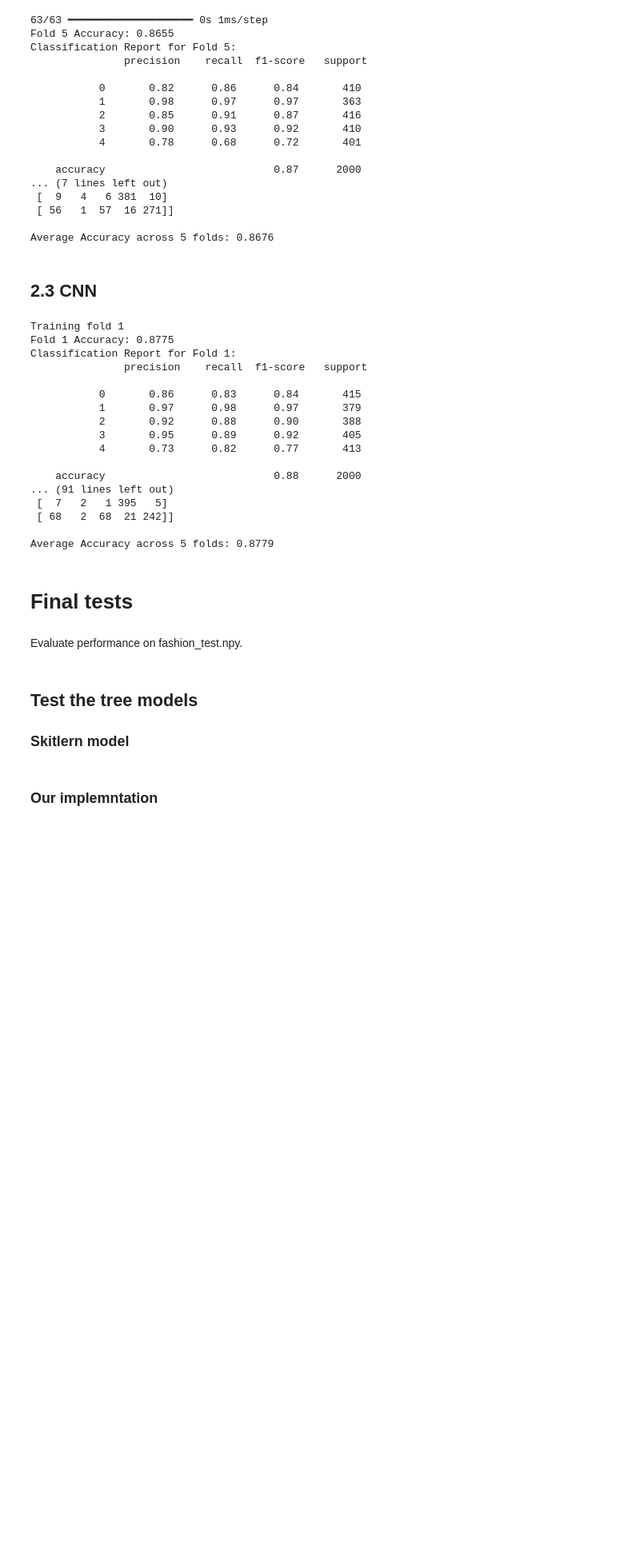
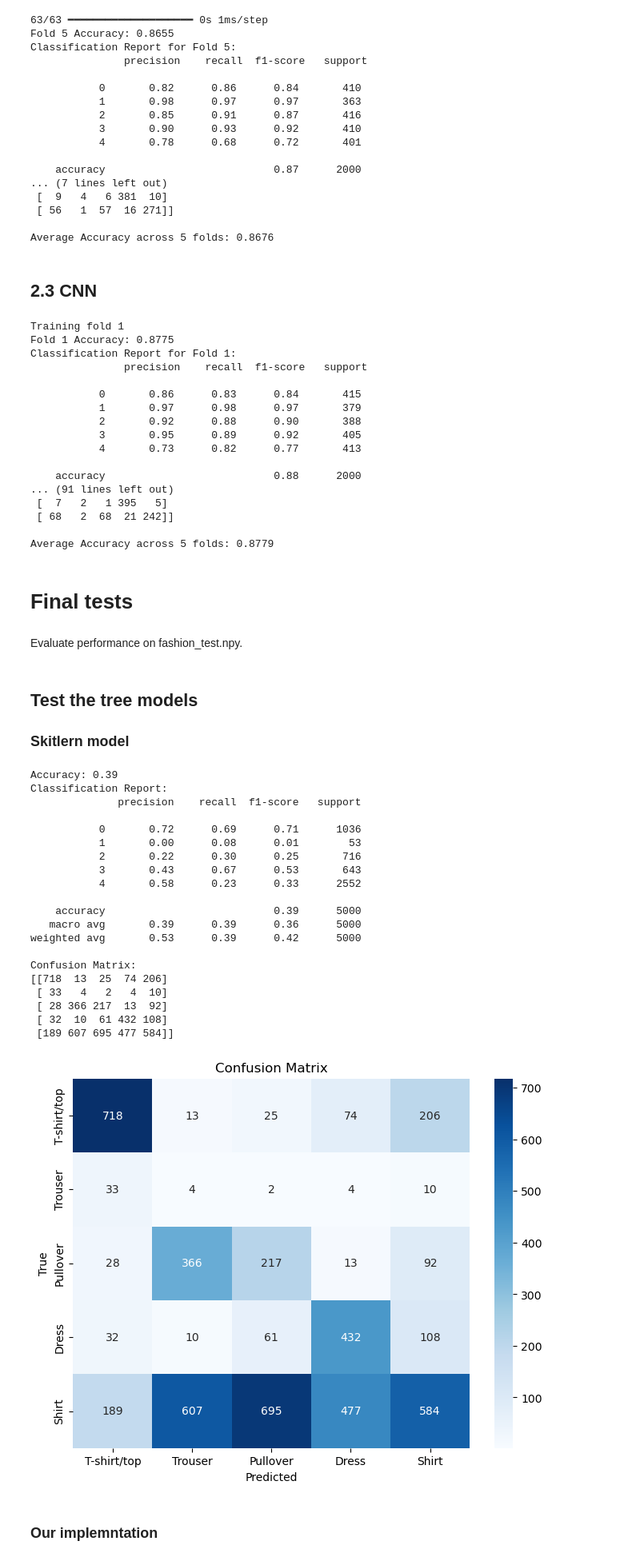
Before and after one commit to kfkfkflmej/ML2024Midi, a Jupyter notebook: Project Notebook.ipynb, the cells around one changed output. Shown at 80% size. Saved outputs shown, nothing was run; the diff lists cells and outputs as text; code cells hidden in the pictures; blank space fills up the shorter version.

```diff
--- a/Project Notebook.ipynb
+++ b/Project Notebook.ipynb
@@ -304,11 +301,11 @@ for fold, (train_index, val_index) in enumerate(kf.split(X_reduced_100)):
     X_train, X_val = X_reduced_100[train_index], X_reduced_100[val_index]
     y_train, y_val = train_data_y[train_index], train_data_y[val_index]
 
-    tree = DecisionTreeFromScratch(max_depth=10, min_leaf=10)
-    tree.fit(X_train, y_train)
+    house_plant = DecisionTreeFromScratch(max_depth=10, min_leaf=10)
+    house_plant.fit(X_train, y_train)
     labels = np.unique(y_train)
 
-    accuracy, recall_per_class, conf_matrix = tree.evaluate_model(X_val, y_val, labels)
+    accuracy, recall_per_class, conf_matrix = house_plant.evaluate_model(X_val, y_val, labels)
     fold_accuracies.append(accuracy)
     fold_recalls.append(recall_per_class)
     fold_conf_matrices.append(conf_matrix)
@@ -727,9 +770,9 @@ Grid search with raw data
 # %%
 #Grid search for best parameters
 param_grid = {
-    'criterion': ['entropy'],
+    'criterion': ['gini','entropy'],
     'max_depth': [ 10, 15, 25],
-    'min_samples_split': [2, 5],
+    'min_samples_split': [2, 5, 10],
     'min_samples_leaf': [1, 2],
     'max_features': ['sqrt', 'log2', None]
 }
@@ -752,11 +795,11 @@ Grid search with 50 components data
 # %%
 #Grid search for best parameters
 param_grid = {
-    'criterion': ['entropy'],
-    'max_depth': [ 10, 15, 25],
+    'criterion': ['gini','entropy'],
+    'max_depth': [10],
     'min_samples_split': [5, 10],
     'min_samples_leaf': [1, 2],
-    'max_features': ['sqrt', 'log2', None]
+    'max_features': [None]
 }
 
 # Initialize the Decision Tree model
@@ -764,7 +807,7 @@ dt = tree.DecisionTreeClassifier()
 
 # Perform grid search with 5-fold cross-validation
 grid_search = GridSearchCV(estimator=dt, param_grid=param_grid, cv=5, scoring='accuracy')
-grid_search.fit(X_reduced, train_data_y)
+grid_search.fit(X_reduced_100, train_data_y)
 
 # Best parameters and score
 print("Best parameters:", grid_search.best_params_)
@@ -1145,30 +1196,58 @@ build_in_cnn=create_cnn_model()
+# %%
+build_in_dt=tree.DecisionTreeClassifier(criterion='entropy', max_depth=10, min_samples_leaf=10)
+dt_from_scratch=DecisionTreeFromScratch(max_depth=10, min_leaf=10)
+build_in_fnn=create_multiclass_model_raw(input_dim=train_data_X.shape[1], num_classes=len(np.unique(train_data_y)))
+fnn_from_scratch=create_multiclass_model_from_scratch_raw(input_dim=train_data_X.shape[1], num_classes=len(np.unique(train_data_y)))
+build_in_cnn=create_cnn_model(input_shape=train_data_X.reshape(-1, 28, 28, 1).shape[1:], num_classes=len(np.unique(train_data_y)))
 # %% [markdown]
 ## Test the tree models
 ### Skitlern model
 # %%
-build_in_dt.fit(X_reduced,train_data_y)
-predicted_y=build_in_dt.predict(test_data_X)
+build_in_dt.fit(X_reduced_100,train_data_y)
+predicted_y=build_in_dt.predict(test_X_reduced_100)
 
 # Evaluate accuracy
 accuracy = accuracy_score(predicted_y, test_data_y)
 print(f"Accuracy: {accuracy:.2f}")
 
 # Classification report
 print("Classification Report:")
 print(classification_report(predicted_y, test_data_y))
 
 # Confusion matrix
 conf_matrix1 = confusion_matrix(predicted_y, test_data_y)
 print("Confusion Matrix:")
 print(conf_matrix1)
 
 # Plot confusion matrix
 plt.figure(figsize=(8, 6))
 sns.heatmap(conf_matrix1, annot=True, fmt='d', cmap='Blues', xticklabels=categories, yticklabels=categories)
 plt.xlabel('Predicted')
 plt.ylabel('True')
 plt.title('Confusion Matrix')
 plt.show()
+# %% [output]
+Accuracy: 0.39
+Classification Report:
+              precision    recall  f1-score   support
+
+           0       0.72      0.69      0.71      1036
+           1       0.00      0.08      0.01        53
+           2       0.22      0.30      0.25       716
+           3       0.43      0.67      0.53       643
+           4       0.58      0.23      0.33      2552
+
+    accuracy                           0.39      5000
+   macro avg       0.39      0.39      0.36      5000
+weighted avg       0.53      0.39      0.42      5000
+
+Confusion Matrix:
+[[718  13  25  74 206]
+ [ 33   4   2   4  10]
+ [ 28 366 217  13  92]
+ [ 32  10  61 432 108]
+ [189 607 695 477 584]]
+[figure, added]
 # %% [markdown]
 ### Our implemntation
 # %%
```
Also changed, not shown: parts of 21 cells of this notebook, 2 other files.
